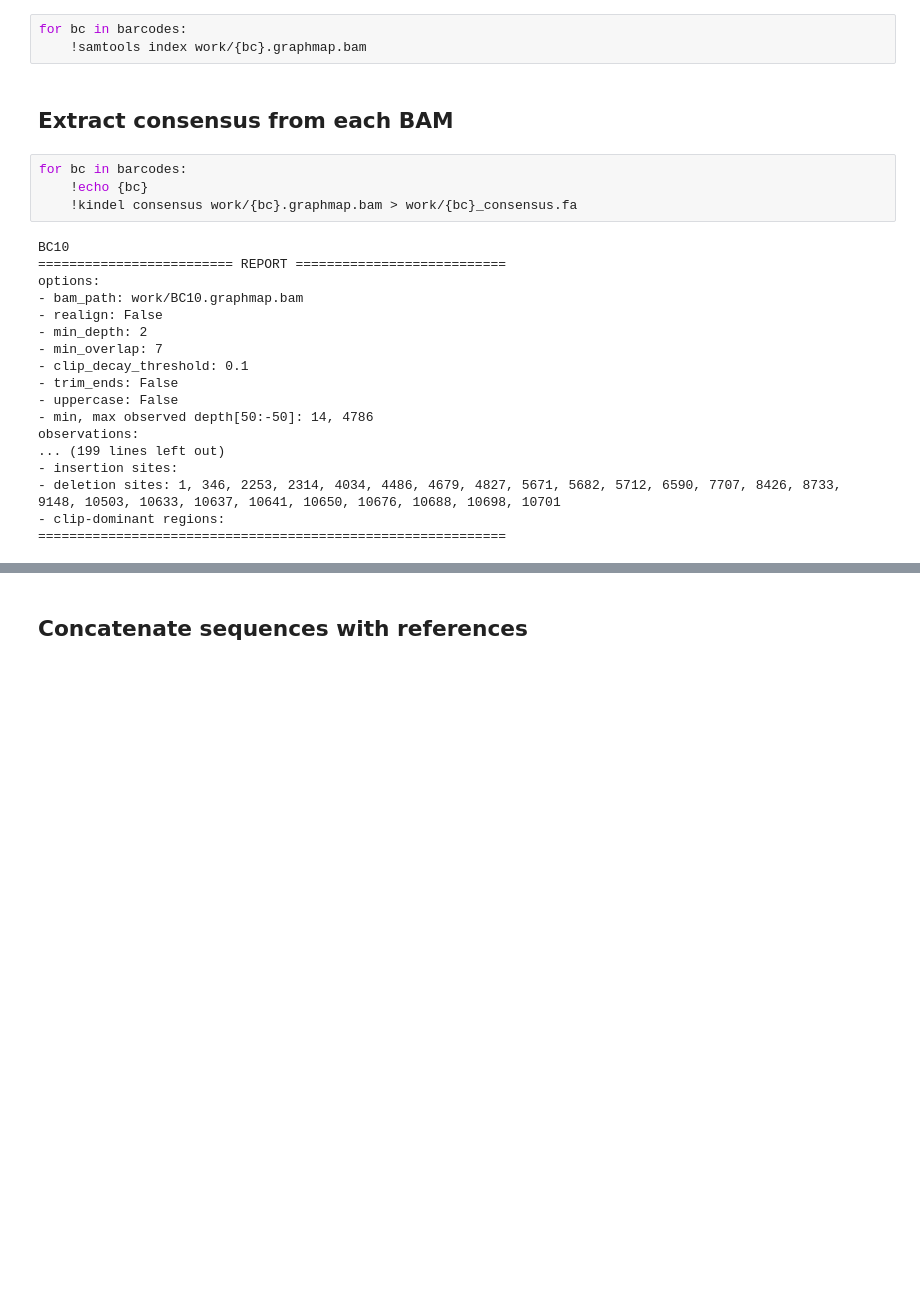
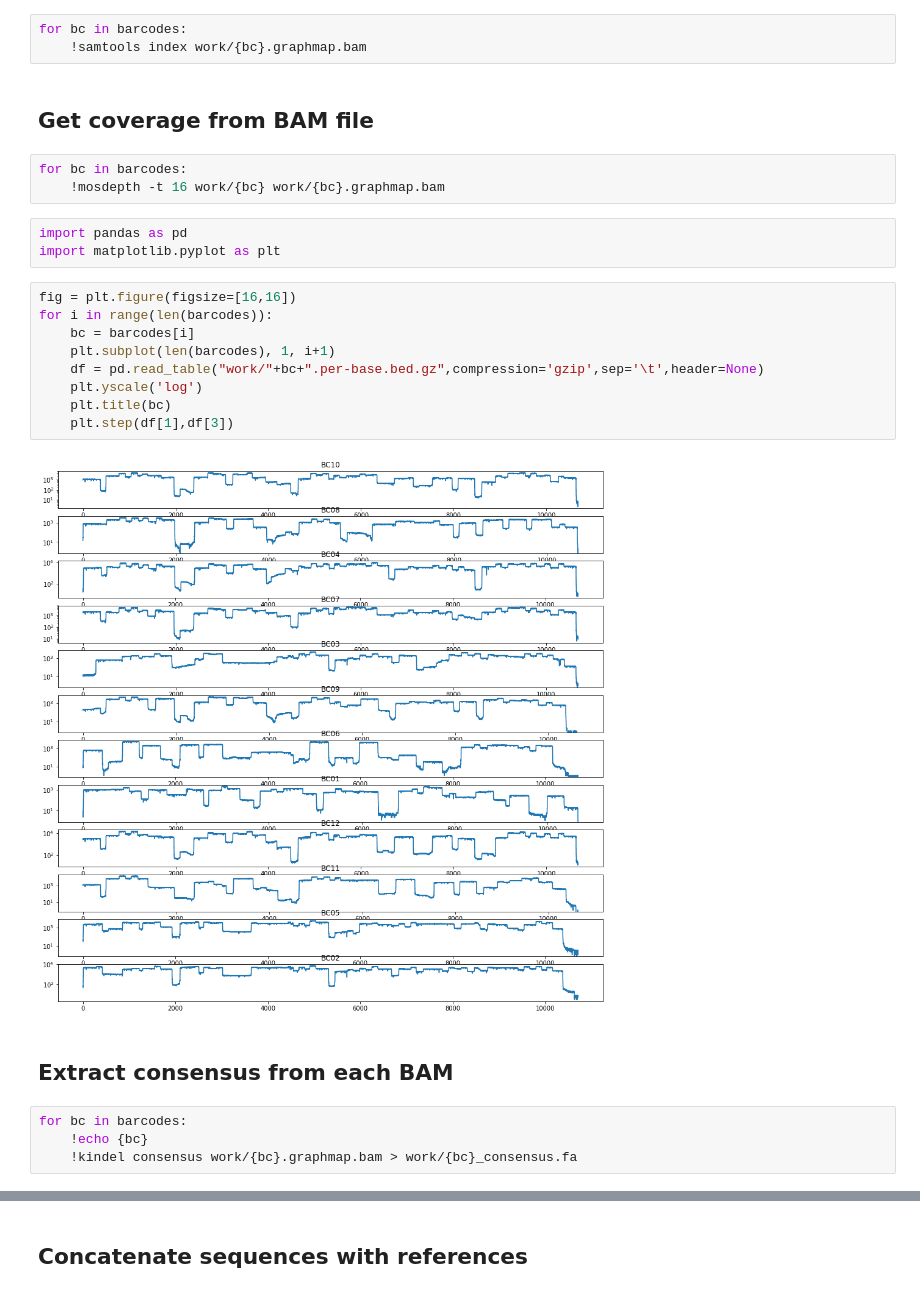
Before and after one commit to sdwfrost/pore, a Jupyter notebook: primal-scheme-pipeline.ipynb, the cells around one changed output, grey strips where cells are left out. Cells and saved outputs as stored; diff of their text form; blank space fills up the shorter version.

```diff
--- a/primal-scheme-pipeline.ipynb
+++ b/primal-scheme-pipeline.ipynb
@@ -147,27 +71,28 @@ for bc in barcodes:
 # %%
 for bc in barcodes:
     !samtools index work/{bc}.graphmap.bam
+# %% [markdown]
+## Get coverage from BAM file
+# %%
+for bc in barcodes:
+    !mosdepth -t 16 work/{bc} work/{bc}.graphmap.bam
+# %%
+import pandas as pd
+import matplotlib.pyplot as plt
+# %%
+fig = plt.figure(figsize=[16,16])
+for i in range(len(barcodes)):
+    bc = barcodes[i]
+    plt.subplot(len(barcodes), 1, i+1)
+    df = pd.read_table("work/"+bc+".per-base.bed.gz",compression='gzip',sep='\t',header=None)
+    plt.yscale('log')
+    plt.title(bc)
+    plt.step(df[1],df[3])
+# %% [output]
+[figure, added]
 # %% [markdown]
 ## Extract consensus from each BAM
 # %%
 for bc in barcodes:
     !echo {bc}
     !kindel consensus work/{bc}.graphmap.bam > work/{bc}_consensus.fa
-# %% [output]
-BC10
-========================= REPORT ===========================
-options:
-- bam_path: work/BC10.graphmap.bam
-- realign: False
-- min_depth: 2
-- min_overlap: 7
-- clip_decay_threshold: 0.1
-- trim_ends: False
-- uppercase: False
-- min, max observed depth[50:-50]: 14, 4786
-observations:
-... (199 lines left out)
-- insertion sites:
-- deletion sites: 1, 346, 2253, 2314, 4034, 4486, 4679, 4827, 5671, 5682, 5712, 6590, 7707, 8426, 8733, 9148, 10503, 10633, 10637, 10641, 10650, 10676, 10688, 10698, 10701
-- clip-dominant regions:
-============================================================
```
Also changed, not shown: parts of 12 cells of this notebook, 12 other files.
